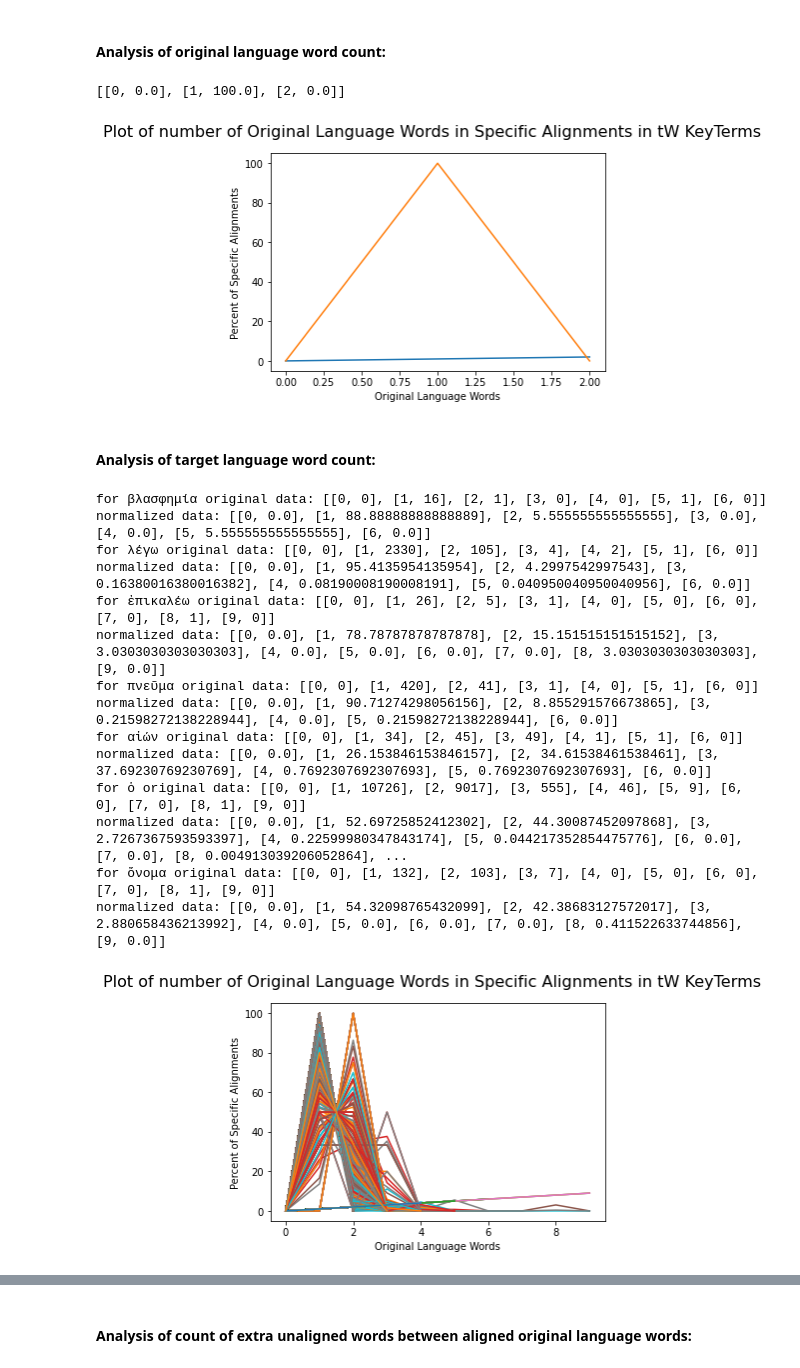
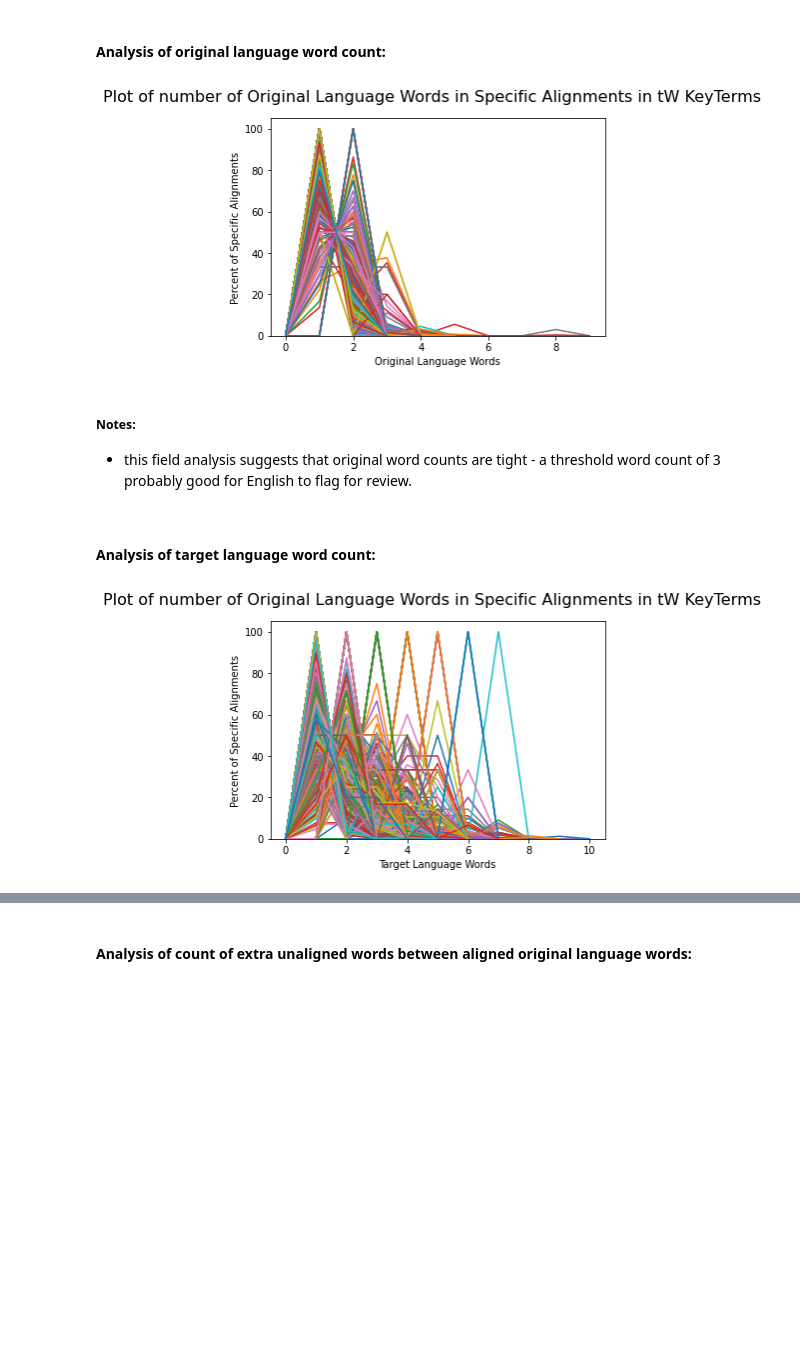
Before and after one commit to unfoldingWord-box3/alignment-ml, a Jupyter notebook: plot_multi_alignments.ipynb, the cells around one changed output, grey strips where cells are left out. Saved outputs shown, nothing was run; the diff lists cells and outputs as text; code cells hidden in the pictures; blank space fills up the shorter version.

```diff
--- a/plot_multi_alignments.ipynb
+++ b/plot_multi_alignments.ipynb
@@ -220,37 +178,25 @@ filledFrequencies = zeroFillFrequencies(field_frequencies)
 title = f"Plot of number of Original Language Words in Specific Alignments in tW KeyTerms"
 ylabel = "Percent of Specific Alignments"
 xlabel = "Original Language Words"
-plotXYdataDict(filledFrequencies, title, ylabel, xlabel, showXValues=True)
+plot.plotXYdataDict(filledFrequencies, title, ylabel, xlabel, showXValues=True)
 # %% [output]
-[[0, 0.0], [1, 100.0], [2, 0.0]]
-[figure, old version]
+[figure, new version]
+# %% [markdown]
+##### Notes:
+- this field analysis suggests that original word counts are tight - a threshold word count of 3 probably good for English to flag for review.
+<p></p>
 # %% [markdown]
 #### Analysis of target language word count:
 # %%
 field = 'alignmentTargetWords'
-field = 'alignmentOrigWords'
 field_frequencies = getFrequenciesOfFieldInAlignments(alignmentsForWord, field, sortIndex = True)
 filledFrequencies = zeroFillFrequencies(field_frequencies)
 
 title = f"Plot of number of Original Language Words in Specific Alignments in tW KeyTerms"
 ylabel = "Percent of Specific Alignments"
-xlabel = "Original Language Words"
-plotXYdataDict(filledFrequencies, title, ylabel, xlabel, showXValues=True)
+xlabel = "Target Language Words"
+plot.plotXYdataDict(filledFrequencies, title, ylabel, xlabel, showXValues=True)
 # %% [output]
-for βλασφημία original data: [[0, 0], [1, 16], [2, 1], [3, 0], [4, 0], [5, 1], [6, 0]]
-normalized data: [[0, 0.0], [1, 88.88888888888889], [2, 5.555555555555555], [3, 0.0], [4, 0.0], [5, 5.555555555555555], [6, 0.0]]
-for λέγω original data: [[0, 0], [1, 2330], [2, 105], [3, 4], [4, 2], [5, 1], [6, 0]]
-normalized data: [[0, 0.0], [1, 95.4135954135954], [2, 4.2997542997543], [3, 0.16380016380016382], [4, 0.08190008190008191], [5, 0.040950040950040956], [6, 0.0]]
-for ἐπικαλέω original data: [[0, 0], [1, 26], [2, 5], [3, 1], [4, 0], [5, 0], [6, 0], [7, 0], [8, 1], [9, 0]]
-normalized data: [[0, 0.0], [1, 78.78787878787878], [2, 15.151515151515152], [3, 3.0303030303030303], [4, 0.0], [5, 0.0], [6, 0.0], [7, 0.0], [8, 3.0303030303030303], [9, 0.0]]
-for πνεῦμα original data: [[0, 0], [1, 420], [2, 41], [3, 1], [4, 0], [5, 1], [6, 0]]
-normalized data: [[0, 0.0], [1, 90.71274298056156], [2, 8.855291576673865], [3, 0.21598272138228944], [4, 0.0], [5, 0.21598272138228944], [6, 0.0]]
-for αἰών original data: [[0, 0], [1, 34], [2, 45], [3, 49], [4, 1], [5, 1], [6, 0]]
-normalized data: [[0, 0.0], [1, 26.153846153846157], [2, 34.61538461538461], [3, 37.69230769230769], [4, 0.7692307692307693], [5, 0.7692307692307693], [6, 0.0]]
-for ὁ original data: [[0, 0], [1, 10726], [2, 9017], [3, 555], [4, 46], [5, 9], [6, 0], [7, 0], [8, 1], [9, 0]]
-normalized data: [[0, 0.0], [1, 52.69725852412302], [2, 44.30087452097868], [3, 2.7267367593593397], [4, 0.22599980347843174], [5, 0.044217352854475776], [6, 0.0], [7, 0.0], [8, 0.004913039206052864], ...
-for ὄνομα original data: [[0, 0], [1, 132], [2, 103], [3, 7], [4, 0], [5, 0], [6, 0], [7, 0], [8, 1], [9, 0]]
-normalized data: [[0, 0.0], [1, 54.32098765432099], [2, 42.38683127572017], [3, 2.880658436213992], [4, 0.0], [5, 0.0], [6, 0.0], [7, 0.0], [8, 0.411522633744856], [9, 0.0]]
-[figure, old version]
+[figure, new version]
 # %% [markdown]
 ##### Notes:
```
Also changed, not shown: parts of 11 cells of this notebook, 2 other files.
